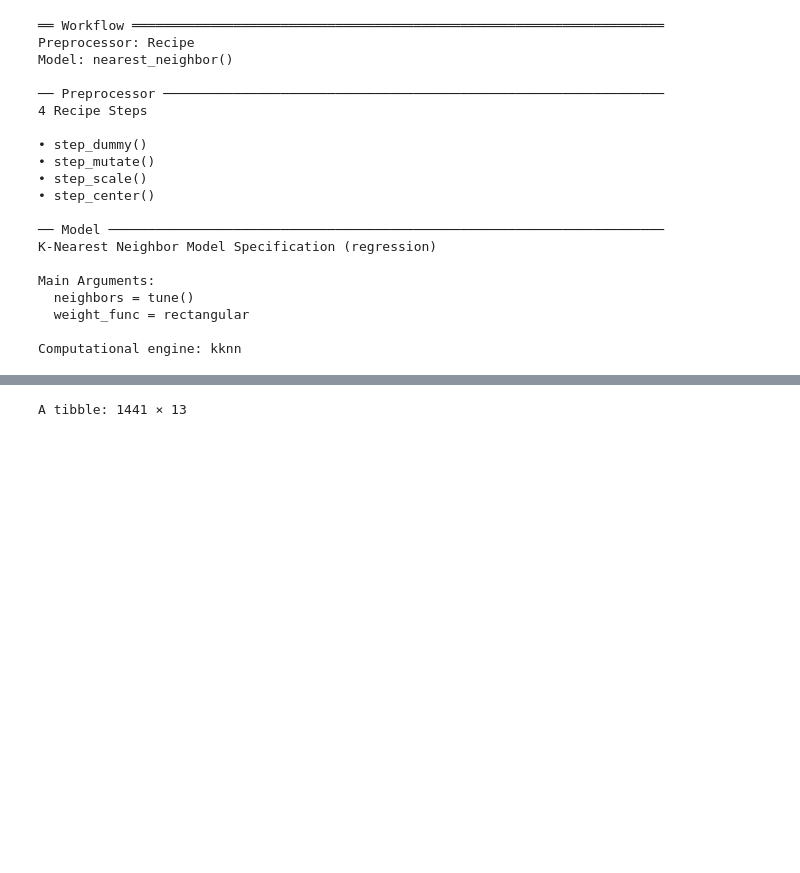
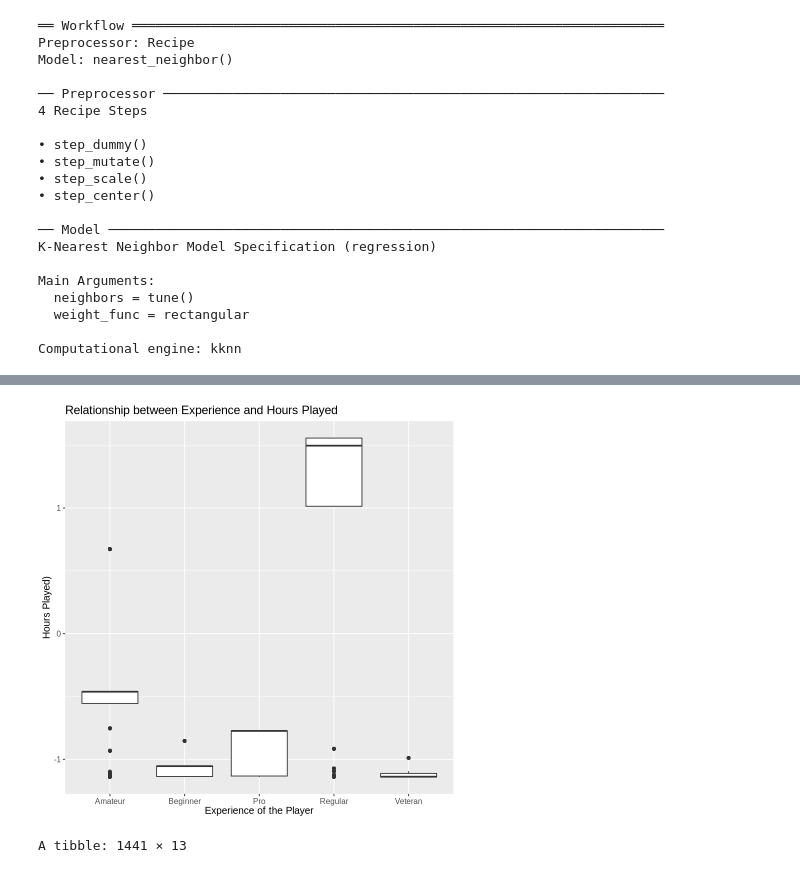
Before and after one commit to Bumblet3a/DSCi-Final, a Jupyter notebook: Project group.ipynb, the cells around one changed output, grey strips where cells are left out. Cells and saved outputs as stored; diff of their text form; code cells hidden in the pictures; blank space fills up the shorter version.

```diff
--- a/Project group.ipynb
+++ b/Project group.ipynb
@@ -249,3 +226,21 @@ ERROR: Error in eval(expr, envir, enclos): object 'play_spec' not found
+# %%
+#azumi test code cell
+#based off of question 9 in regression 1 worksheet
+#ggplot, visualization
+#NEED TO ADD FIGURE NUMBER
+#EXPERIENCE
+
+players_pred_plot_exp <- players_prediction |>
+ggplot(aes(x = experience, y = played_hours)) +
+geom_boxplot() +
+labs (title = "Relationship between Experience and Hours Played",
+x = "Experience of the Player",
+y = "Hours Played)" )+
+theme (text = element_text(size = 12))
+
+players_pred_plot_exp
+# %% [output]
+[figure, added]
 # %%
 sessions <- sessions_data |>
     separate(start_time, into = c("Date", "Time"), sep = " ") |>
```
Also changed, not shown: parts of 16 cells of this notebook.
